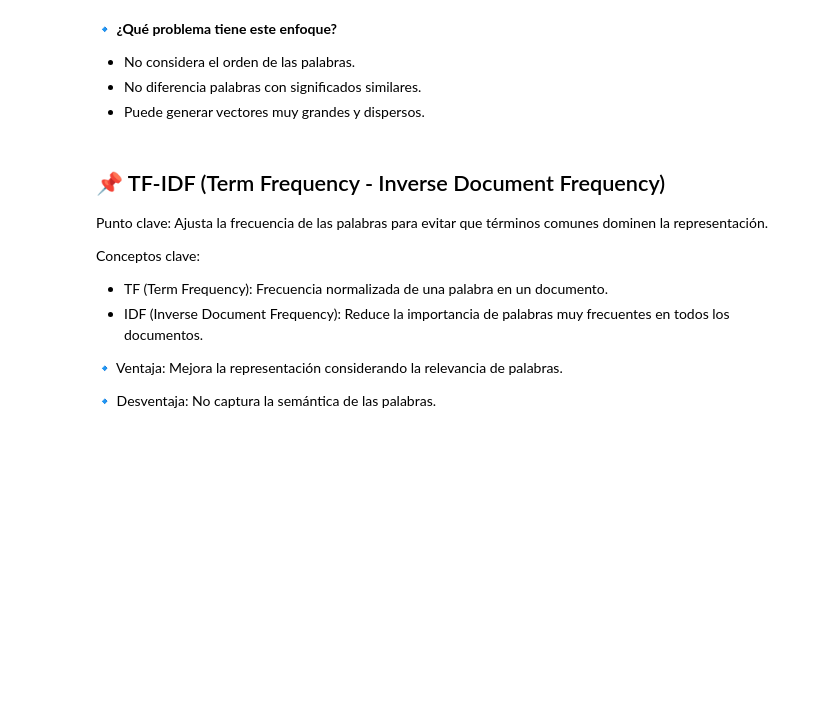
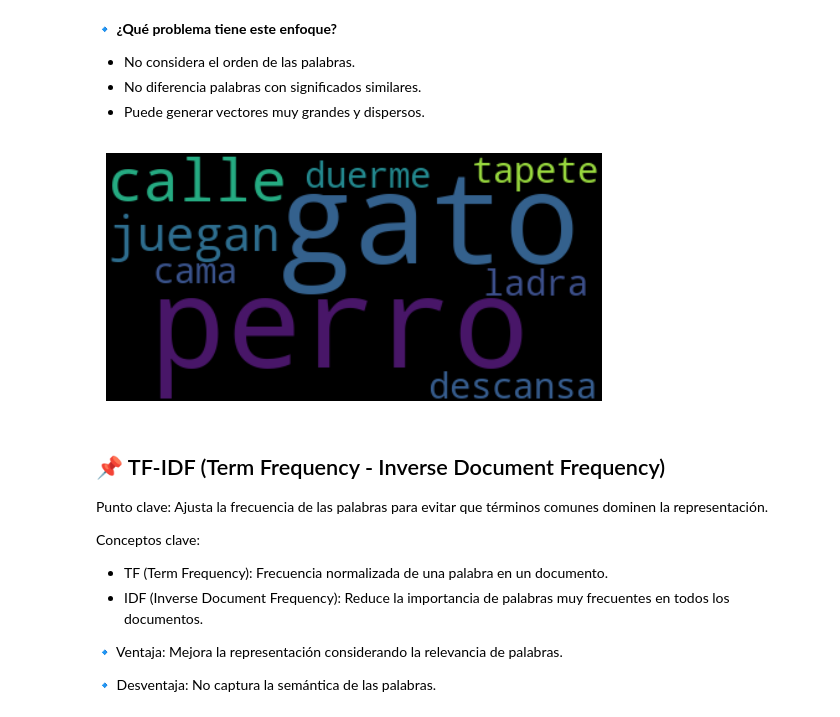
Before and after one commit to chafa618/curso_anotacion_puan, a Jupyter notebook: Clase4/Clase4.ipynb, the cells around one changed output. Saved outputs shown, nothing was run; the diff lists cells and outputs as text; code cells hidden in the pictures; blank space fills up the shorter version.

```diff
--- a/Clase4/Clase4.ipynb
+++ b/Clase4/Clase4.ipynb
@@ -141,6 +161,12 @@ print(X.toarray())  # Matriz de términos
 - No considera el orden de las palabras.
 - No diferencia palabras con significados similares.
 - Puede generar vectores muy grandes y dispersos.
+# %%
+from funciones import plot_bag_of_words
+
+plot_bag_of_words(corpus)
+# %% [output]
+[figure, added]
 # %% [markdown]
 ## 📌 TF-IDF (Term Frequency - Inverse Document Frequency)
 
```
Also changed, not shown: parts of 15 cells of this notebook, 3 other files.
